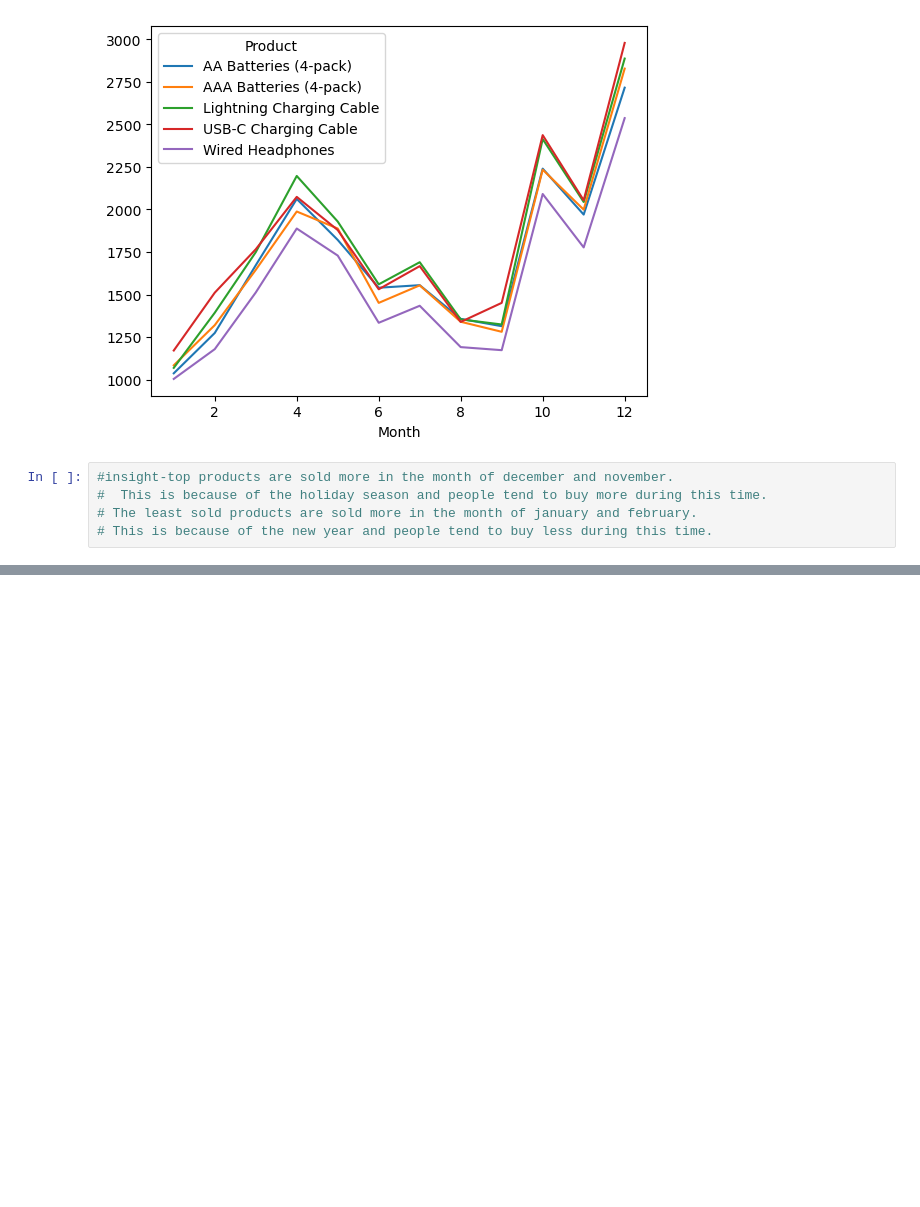
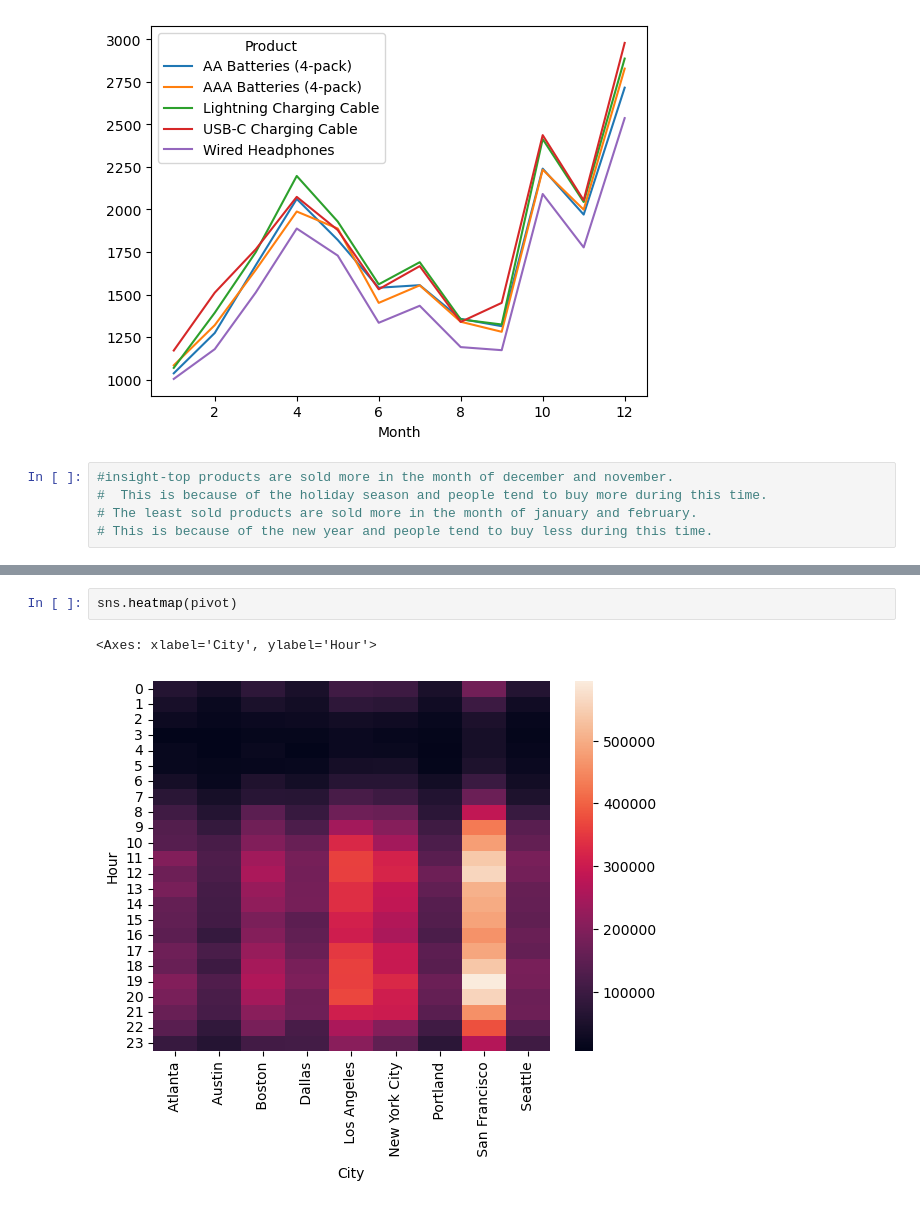
Before and after one commit to ThonteShila/DataAnalytics_Projects, a Jupyter notebook: Sales Data Analytics/Sales_data.ipynb, the cells around one changed output, grey strips where cells are left out. Cells and saved outputs as stored; diff of their text form; blank space fills up the shorter version.

```diff
--- a/Sales Data Analytics/Sales_data.ipynb
+++ b/Sales Data Analytics/Sales_data.ipynb
@@ -393,0 +494,5 @@ pivot.plot()
+# %%
+sns.heatmap(pivot)
+# %% [output]
+<Axes: xlabel='City', ylabel='Hour'>
+[figure, added]
```
Also changed, not shown: parts of 19 cells of this notebook, 1 other file.
